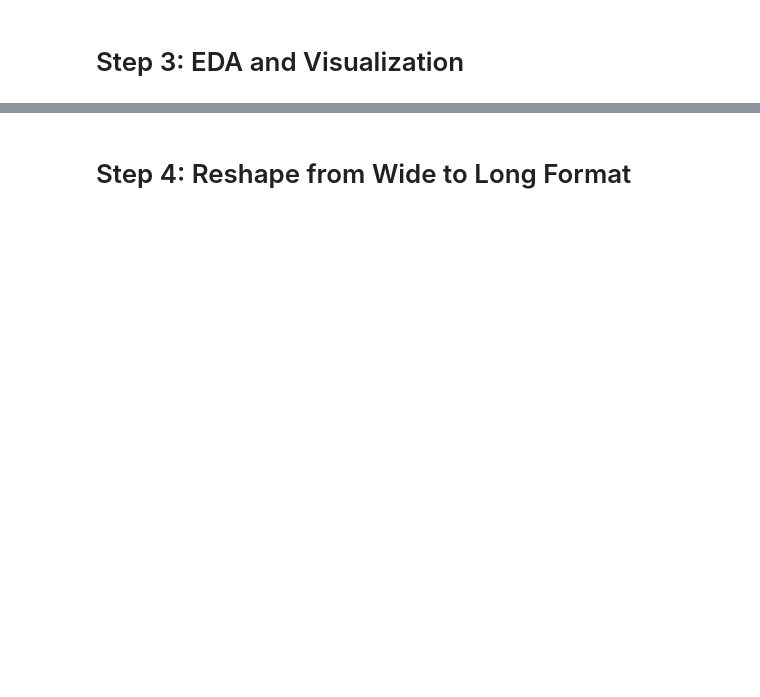
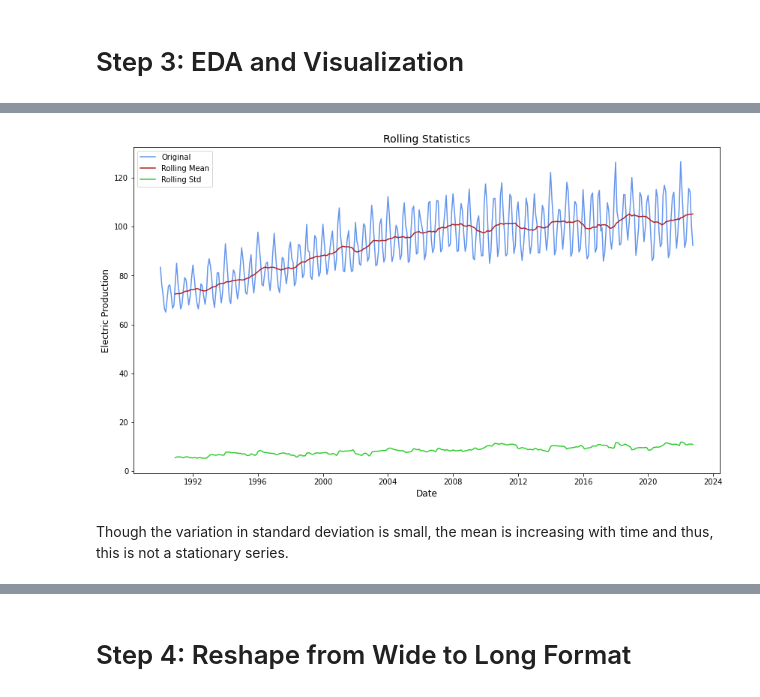
Before and after one commit to sophia14324/Phase-4-Project, a Jupyter notebook: starter_notebook.ipynb, the cells around one changed output, grey strips where cells are left out. Saved outputs shown, nothing was run; the diff lists cells and outputs as text; code cells hidden in the pictures; blank space fills up the shorter version.

```diff
--- a/starter_notebook.ipynb
+++ b/starter_notebook.ipynb
@@ -111,0 +204,16 @@ matplotlib.rc('font', **font)
+# %%
+rolling_mean = new_df.rolling(window=12, center=False).mean()
+rolling_std = new_df.rolling(window=12, center=False).std()
+plt.figure(figsize = (14,8))
+plt.plot(new_df, color='cornflowerblue', label='Original')
+plt.plot(rolling_mean, color='firebrick', label='Rolling Mean')
+plt.plot(rolling_std, color='limegreen', label='Rolling Std')
+plt.xlabel('Date', size = 12)
+plt.ylabel('Electric Production', size  = 12)
+plt.legend(loc = 'upper left')
+plt.title('Rolling Statistics', size = 14)
+plt.show()
+# %% [output]
+[figure, added]
+# %% [markdown]
+Though the variation in standard deviation is small, the mean is increasing with time and thus, this is not a stationary series.
```
Also changed, not shown: parts of 32 cells of this notebook.
